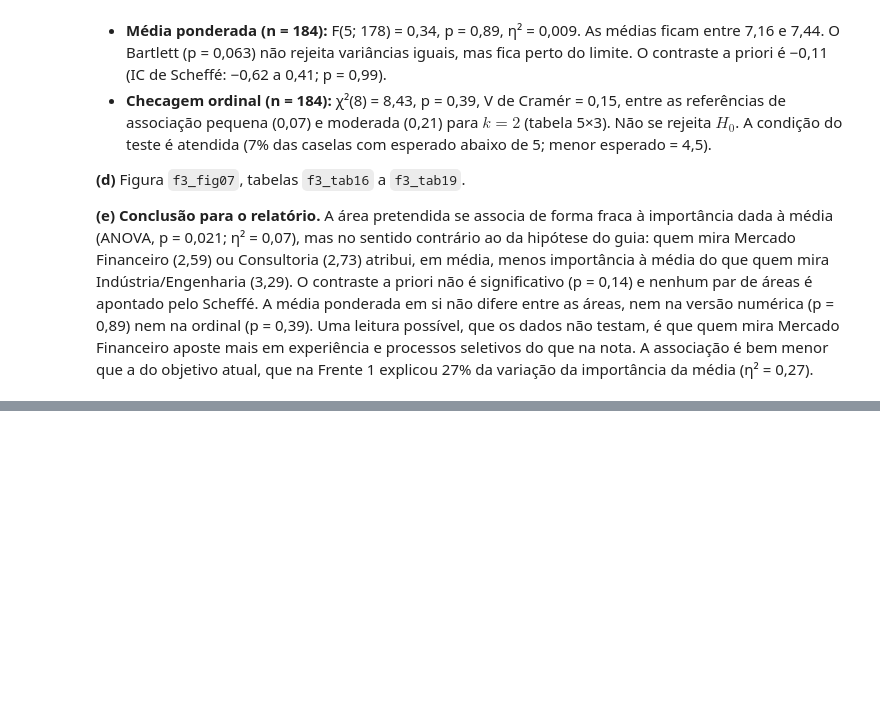
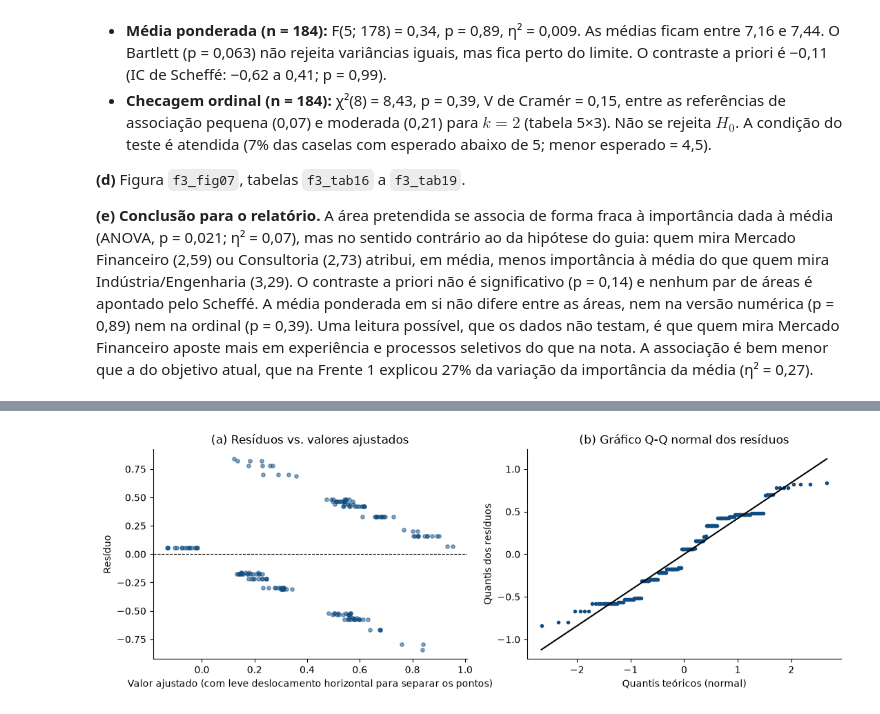
Before and after one commit to psallescard/estudo-grupos-de-extensao, a Jupyter notebook: notebooks/02_Carreira_Trajetoria_Objetivos.ipynb, the cells around one changed output, grey strips where cells are left out. Saved outputs shown, nothing was run; the diff lists cells and outputs as text; code cells hidden in the pictures; blank space fills up the shorter version.

```diff
--- a/notebooks/02_Carreira_Trajetoria_Objetivos.ipynb
+++ b/notebooks/02_Carreira_Trajetoria_Objetivos.ipynb
@@ -550,0 +656,4 @@ p6_ordinal_result
+# %%
+plot_residual_diagnostics(p7_final, FIG_DIR / "f3_fig09_p7_residuos.png")
+# %% [output]
+[figure, added]
```
Also changed, not shown: parts of 6 cells of this notebook, 5 other files.
